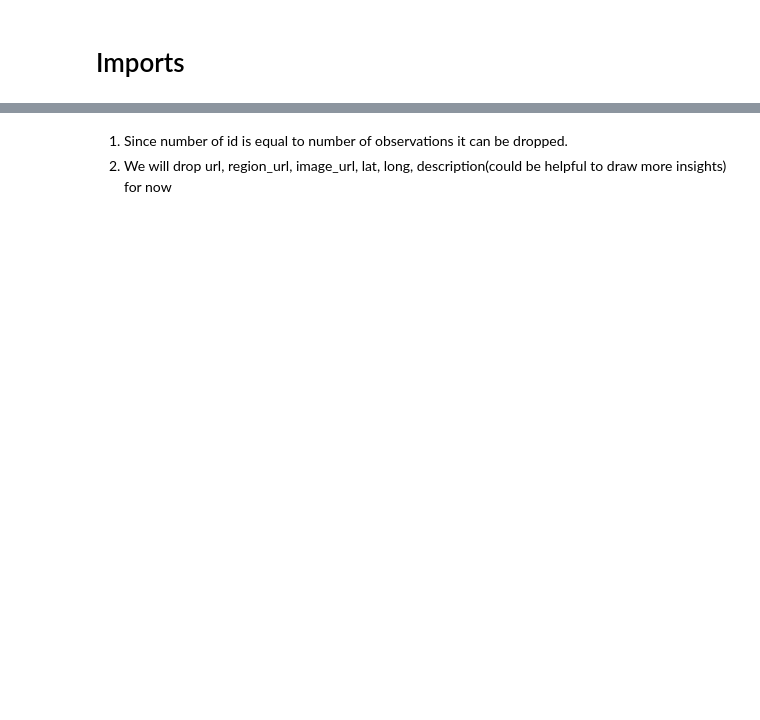
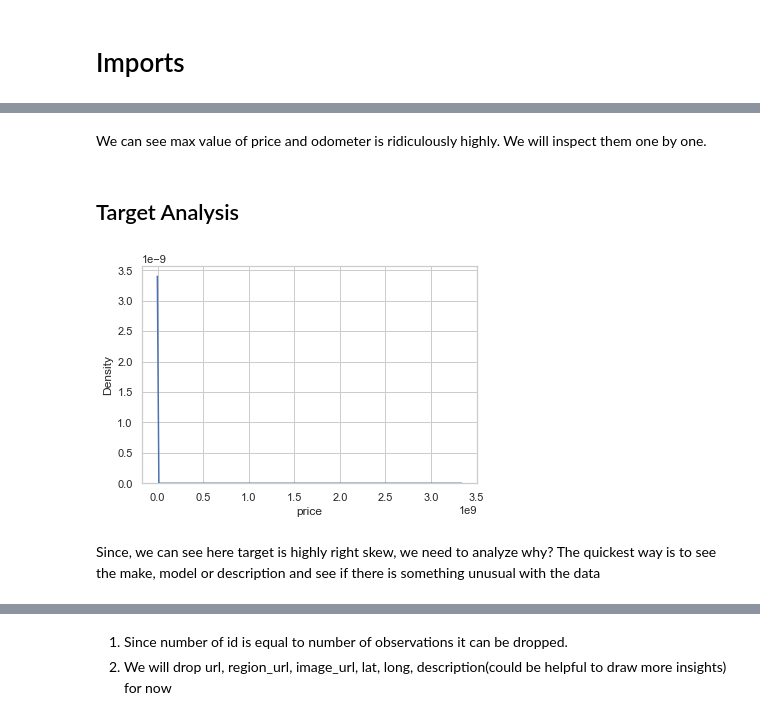
Before and after one commit to Tejash-Shah/used_car_price, a Jupyter notebook: notebooks/EDA.ipynb, the cells around one changed output, grey strips where cells are left out. Drawn from its saved outputs; the diff is of its cells as text; code cells hidden in the pictures; blank space fills up the shorter version.

```diff
--- a/notebooks/EDA.ipynb
+++ b/notebooks/EDA.ipynb
@@ -126,3 +53,0 @@ train['price'].max(), test['price'].max()
-# %%
-train = train.dropna(subset=['price'])
-test = test.dropna(subset=['price'])
@@ -128,0 +115,11 @@ test = test.dropna(subset=['price'])
+# %% [markdown]
+We can see max value of price and odometer is ridiculously highly. We will inspect them one by one.
+# %% [markdown]
+## Target Analysis
+# %%
+sns.kdeplot(data=train, x=target[0]);
+# %% [output]
+[figure, added]
+# %% [markdown]
+Since, we can see here target is highly right skew, we need to analyze why? The quickest way is to see the make, model or
+description and see if there is something unusual with the data
```
Also changed, not shown: parts of 84 cells of this notebook.
